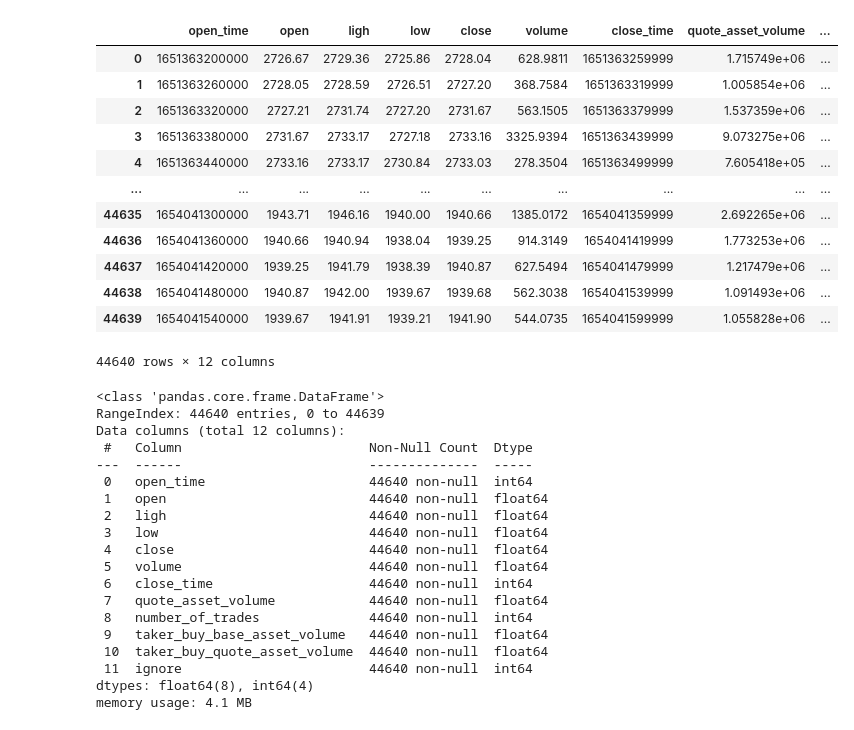
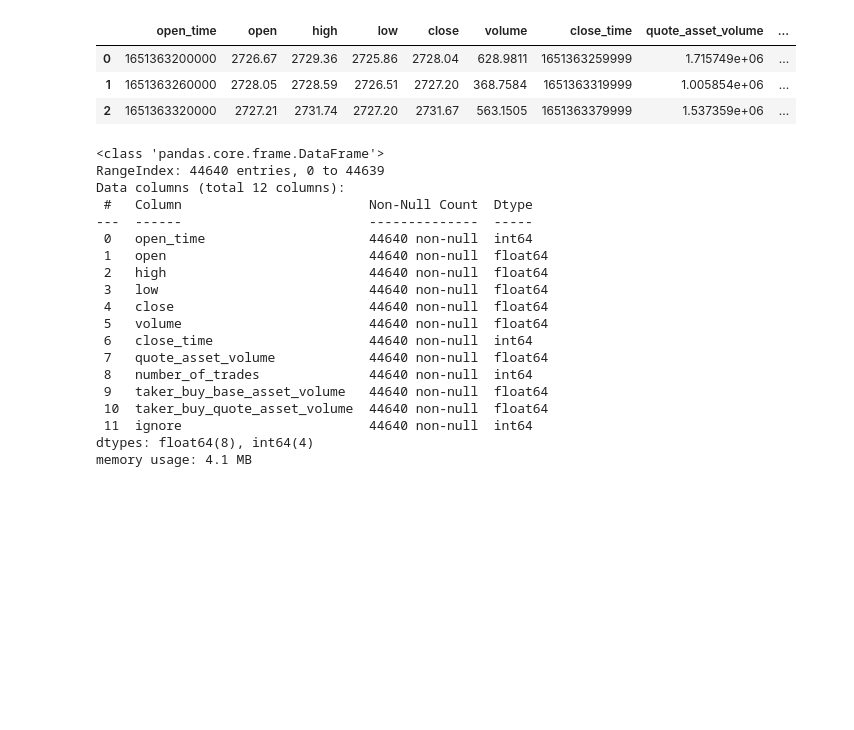
Before and after one commit to CryptoBotTeam889/cryptobot, a Jupyter notebook: notebooks/Data Preprocessing.ipynb, the cells around one changed output. Drawn from its saved outputs; the diff is of its cells as text; code cells hidden in the pictures; blank space fills up the shorter version.

```diff
--- a/notebooks/Data Preprocessing.ipynb
+++ b/notebooks/Data Preprocessing.ipynb
@@ -1,28 +1,31 @@
 # %%
 import pandas as pd
 import matplotlib.pyplot as plt
+from datetime import datetime
+from sklearn.pipeline import Pipeline
+from sklearn.preprocessing import RobustScaler
+from sklearn.preprocessing import LabelEncoder
+from sklearn import set_config; set_config(display='diagram')
 
-df = pd.read_csv("../../CryptoBotPrueba/ETHUSDT-1m-2022-05.csv",
-                 header=None,
-                 names= ["open_time","open","high","low", "close",
+BASE_DATA_PATH = "../../CryptoBotPrueba/ETHUSDT-1m-2022-05.csv"
+COLUMN_NAMES = ["open_time","open","high","low", "close",
                          "volume", "close_time" ,"quote_asset_volume",
                          "number_of_trades", "taker_buy_base_asset_volume",
-                         "taker_buy_quote_asset_volume", "ignore"])
-df
+                         "taker_buy_quote_asset_volume", "ignore"]
+
+def get_data_without_headers(path, columns):
+    df = pd.read_csv(path,
+                 header=None,
+                 names= columns)
+    return df
+
+df = get_data_without_headers(BASE_DATA_PATH,COLUMN_NAMES)
+df.head(3)
 # %% [output]
-|  | open_time | open | ligh | low | close | volume | close_time | quote_asset_volume | ... |
+|  | open_time | open | high | low | close | volume | close_time | quote_asset_volume | ... |
 | 0 | 1651363200000 | 2726.67 | 2729.36 | 2725.86 | 2728.04 | 628.9811 | 1651363259999 | 1.715749e+06 | ... |
 | 1 | 1651363260000 | 2728.05 | 2728.59 | 2726.51 | 2727.20 | 368.7584 | 1651363319999 | 1.005854e+06 | ... |
 | 2 | 1651363320000 | 2727.21 | 2731.74 | 2727.20 | 2731.67 | 563.1505 | 1651363379999 | 1.537359e+06 | ... |
-| 3 | 1651363380000 | 2731.67 | 2733.17 | 2727.18 | 2733.16 | 3325.9394 | 1651363439999 | 9.073275e+06 | ... |
-| 4 | 1651363440000 | 2733.16 | 2733.17 | 2730.84 | 2733.03 | 278.3504 | 1651363499999 | 7.605418e+05 | ... |
-| ... | ... | ... | ... | ... | ... | ... | ... | ... | ... |
-| 44635 | 1654041300000 | 1943.71 | 1946.16 | 1940.00 | 1940.66 | 1385.0172 | 1654041359999 | 2.692265e+06 | ... |
-| 44636 | 1654041360000 | 1940.66 | 1940.94 | 1938.04 | 1939.25 | 914.3149 | 1654041419999 | 1.773253e+06 | ... |
-| 44637 | 1654041420000 | 1939.25 | 1941.79 | 1938.39 | 1940.87 | 627.5494 | 1654041479999 | 1.217479e+06 | ... |
-| 44638 | 1654041480000 | 1940.87 | 1942.00 | 1939.67 | 1939.68 | 562.3038 | 1654041539999 | 1.091493e+06 | ... |
-| 44639 | 1654041540000 | 1939.67 | 1941.91 | 1939.21 | 1941.90 | 544.0735 | 1654041599999 | 1.055828e+06 | ... |
-44640 rows × 12 columns
 # %%
 df.info()
 # %% [output]
@@ -33,7 +36,7 @@ Data columns (total 12 columns):
 ---  ------                        --------------  -----
  0   open_time                     44640 non-null  int64
  1   open                          44640 non-null  float64
- 2   ligh                          44640 non-null  float64
+ 2   high                          44640 non-null  float64
  3   low                           44640 non-null  float64
  4   close                         44640 non-null  float64
  5   volume                        44640 non-null  float64
```
Also changed, not shown: parts of 25 cells of this notebook.
